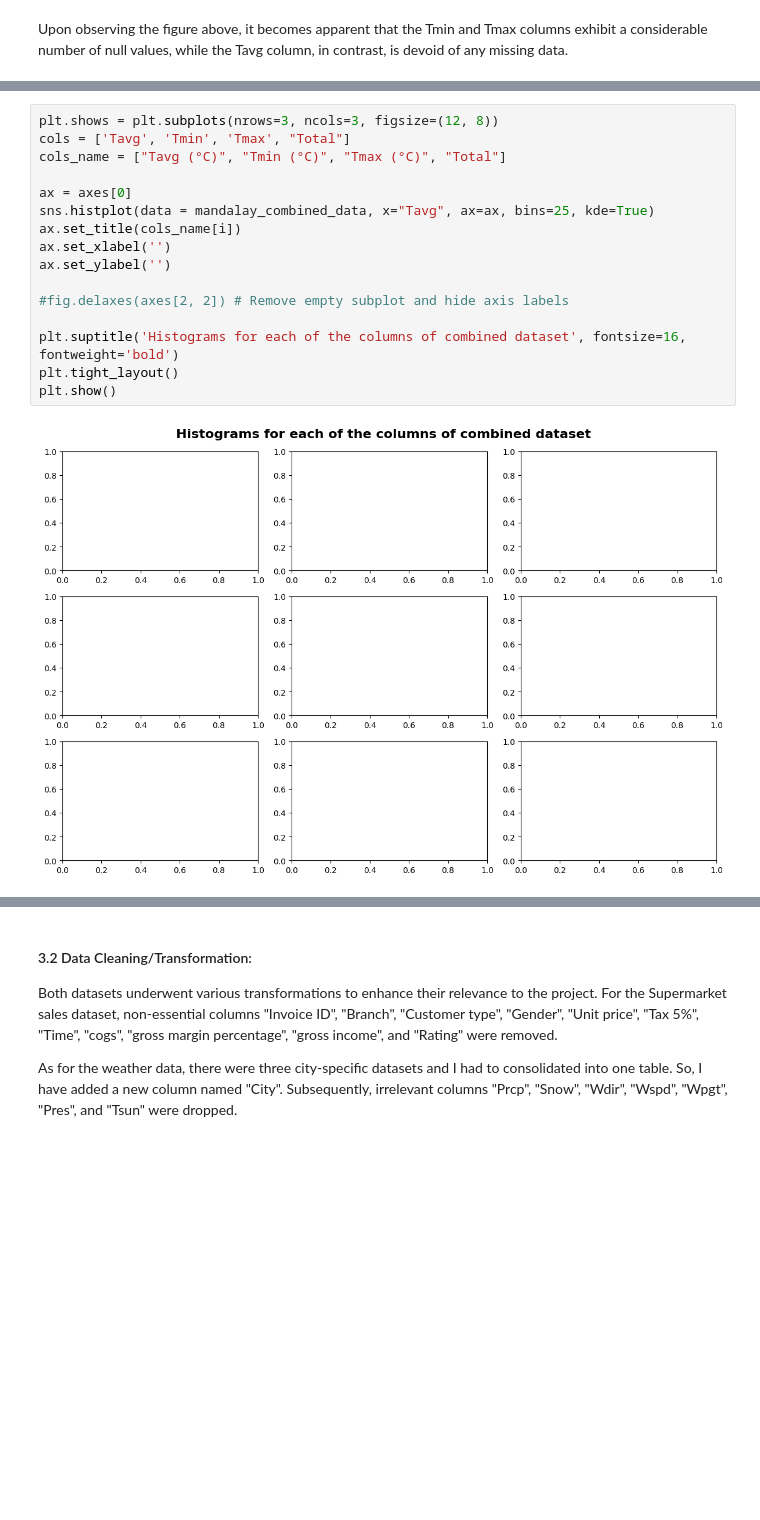
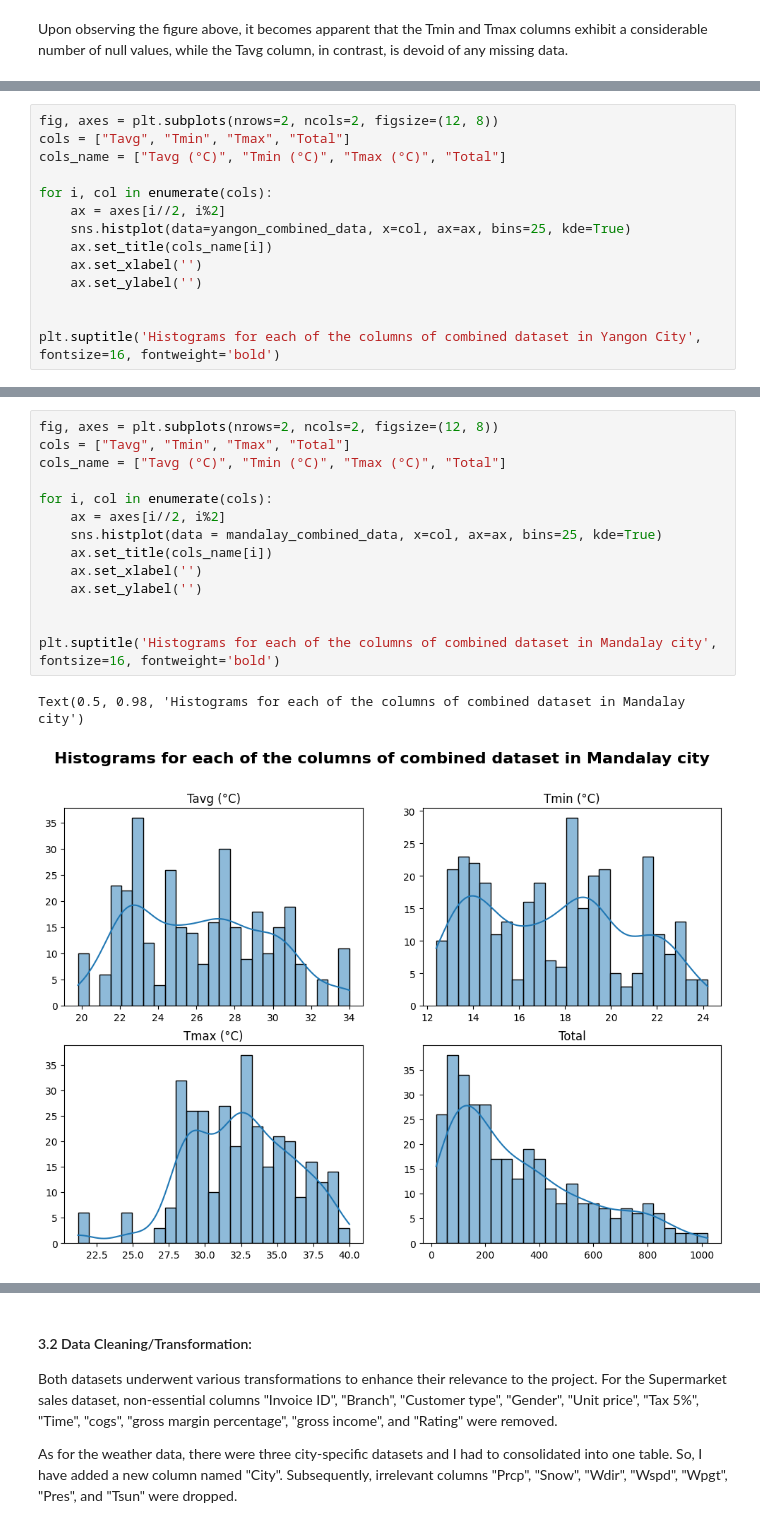
Before and after one commit to jvalue/made-template, a Jupyter notebook: project/report.ipynb, the cells around one changed output, grey strips where cells are left out. Drawn from its saved outputs; the diff is of its cells as text; blank space fills up the shorter version.

```diff
--- a/project/report.ipynb
+++ b/project/report.ipynb
@@ -297,0 +302,14 @@ Upon observing the figure above, it becomes apparent that the Tmin and Tmax colu
+# %%
+fig, axes = plt.subplots(nrows=2, ncols=2, figsize=(12, 8))
+cols = ["Tavg", "Tmin", "Tmax", "Total"]
+cols_name = ["Tavg (°C)", "Tmin (°C)", "Tmax (°C)", "Total"]
+
+for i, col in enumerate(cols):
+    ax = axes[i//2, i%2]
+    sns.histplot(data=yangon_combined_data, x=col, ax=ax, bins=25, kde=True)
+    ax.set_title(cols_name[i])
+    ax.set_xlabel('')
+    ax.set_ylabel('')
+
+
+plt.suptitle('Histograms for each of the columns of combined dataset in Yangon City', fontsize=16, fontweight='bold')
@@ -298,21 +319,20 @@ Upon observing the figure above, it becomes apparent that the Tmin and Tmax colu
 # %%
-plt.shows = plt.subplots(nrows=3, ncols=3, figsize=(12, 8))
-cols = ['Tavg', 'Tmin', 'Tmax', "Total"]
+fig, axes = plt.subplots(nrows=2, ncols=2, figsize=(12, 8))
+cols = ["Tavg", "Tmin", "Tmax", "Total"]
 cols_name = ["Tavg (°C)", "Tmin (°C)", "Tmax (°C)", "Total"]
 
-ax = axes[0]
-sns.histplot(data = mandalay_combined_data, x="Tavg", ax=ax, bins=25, kde=True)
-ax.set_title(cols_name[i])
-ax.set_xlabel('')
-ax.set_ylabel('')
+for i, col in enumerate(cols):
+    ax = axes[i//2, i%2]
+    sns.histplot(data = mandalay_combined_data, x=col, ax=ax, bins=25, kde=True)
+    ax.set_title(cols_name[i])
+    ax.set_xlabel('')
+    ax.set_ylabel('')
 
-#fig.delaxes(axes[2, 2]) # Remove empty subplot and hide axis labels
 
-plt.suptitle('Histograms for each of the columns of combined dataset', fontsize=16, fontweight='bold')
-plt.tight_layout()
-plt.show()
+plt.suptitle('Histograms for each of the columns of combined dataset in Mandalay city', fontsize=16, fontweight='bold')
 # %% [output]
+Text(0.5, 0.98, 'Histograms for each of the columns of combined dataset in Mandalay city')
-[figure, old version]
+[figure, new version]
 # %% [markdown]
 ### 3. Methodology
 
```
Also changed, not shown: parts of 2 cells of this notebook.
